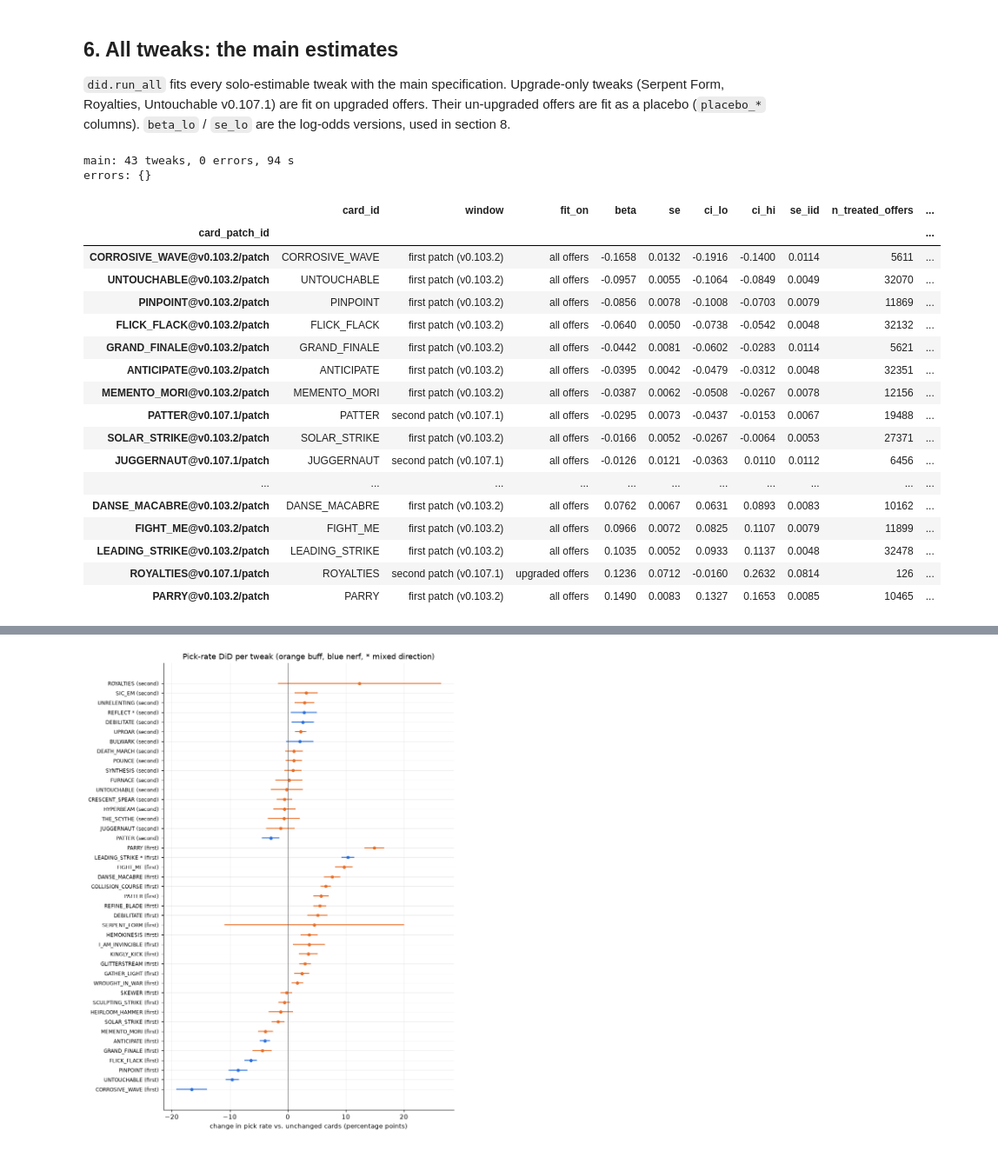
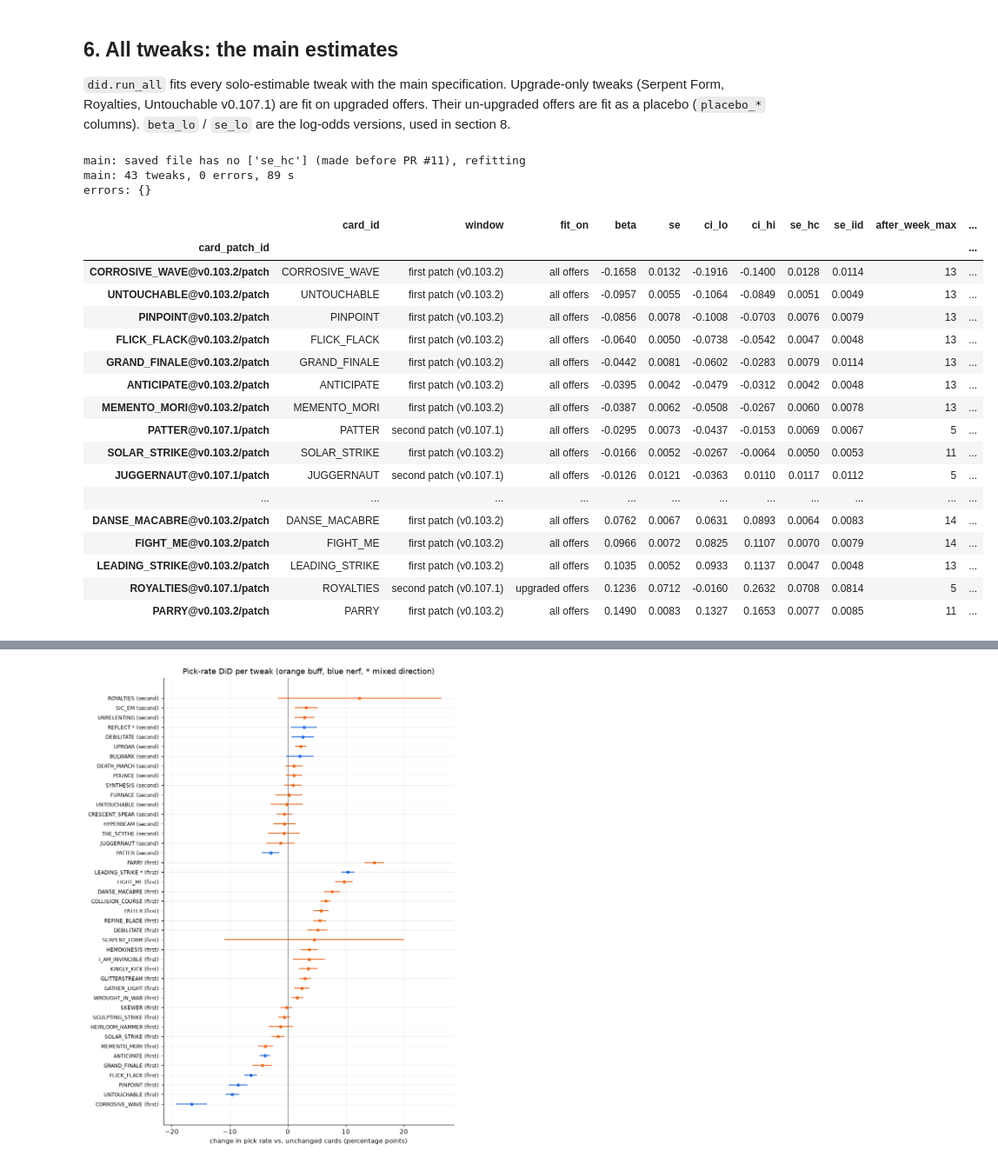
Before and after one commit to pmacias/spirometry, a Jupyter notebook: notebooks/02_pick_rate_did.ipynb, the cells around one changed output, grey strips where cells are left out. Shown at 87% size. Drawn from its saved outputs; the diff is of its cells as text; code cells hidden in the pictures.

```diff
--- a/notebooks/02_pick_rate_did.ipynb
+++ b/notebooks/02_pick_rate_did.ipynb
@@ -292,16 +335,21 @@ for cpid, t in by_window(EST).iterrows():
     orc_tables[cpid] = tab
     r = tab[tab.treated].iloc[0]
     rows.append({"card_patch_id": cpid, "card": t.card_id, "window": t.window,
-                 **r[["offers_before", "offers_after", "share_before", "share_after",
-                      "log_share_ratio", "controls_median", "controls_mad", "z_spread",
-                      "z_binom", "flag"]].to_dict(),
+                 **r[["rarity", "offers_before", "offers_after", "share_before",
+                      "share_after", "log_share_ratio", "controls_median", "controls_mad",
+                      "z_spread", "z_binom", "flag", "controls_median_rarity",
+                      "n_controls_rarity", "z_spread_rarity", "z_binom_rarity",
+                      "flag_rarity", "rarity_note"]].to_dict(),
                  "n_controls": int((~tab.treated).sum()),
-                 "controls_flagged": int(tab.flag[~tab.treated].sum())})
+                 "controls_flagged": int(tab.flag[~tab.treated].sum()),
+                 "controls_flagged_rarity": int(tab.flag_rarity[~tab.treated].sum())})
 orc = pd.DataFrame(rows).set_index("card_patch_id")
-print(f"flagged: {int(orc.flag.sum())} of {len(orc)}")
+print(f"flagged against all controls: {int(orc.flag.sum())} of {len(orc)}; "
+      f"against same-rarity controls: {int(orc.flag_rarity.sum())}")
 display(orc.sort_values("z_binom", key=abs, ascending=False)
         .style.format(precision=3).apply(
-            lambda r: ["background: #fde2cf" if r.flag else "" for _ in r], axis=1))
+            lambda r: ["background: #fde2cf" if (r.flag or r.flag_rarity) else ""
+                       for _ in r], axis=1))
 # %% [output]
   loaded defect v0.103.3 -> v0.107.1: 1,095,566 offers (2 s)
   loaded ironclad v0.103.3 -> v0.107.1: 1,359,729 offers (2 s)
@@ -449,7 +507,8 @@ for name, kw in VARIANTS.items():
     try:
         r = did.fit_did(df, EXAMPLE, ref=REF, **kw)
         rows.append({"variant": name, "beta": r["beta"], "se": r["se"],
-                     "se/se_iid": r["se"] / r["se_iid"], "n_offers": r["n_offers"],
+                     "se/se_hc": r["se"] / r["se_hc"], "se/se_iid": r["se"] / r["se_iid"],
+                     "n_offers": r["n_offers"],
                      "n_treated": r["n_treated_offers"]})
     except ValueError as e:
         rows.append({"variant": name, "error": str(e)})
@@ -621,7 +670,7 @@ plt.show()
 offers are fit as a placebo (`placebo_*` columns). `beta_lo` / `se_lo` are the log-odds versions,
 used in section 8.
 # %%
-NUMERIC = ["beta", "se", "se_iid", "n_offers", "n_singletons_dropped", "n_runs",
+NUMERIC = ["beta", "se", "se_hc", "se_iid", "max_week_after", "after_week_max", "n_offers", "n_singletons_dropped", "n_runs",
            "n_treated_offers", "treated_rate_before", "treated_rate_after",
            "control_rate_before", "control_rate_after", "beta_lo", "se_lo",
            "placebo_beta", "placebo_se", "placebo_n_offers", "placebo_treated_rate_before",
@@ -632,55 +681,62 @@ def tidy(res):
     res = res.copy()
     ci = res.pop("ci95") if "ci95" in res else pd.Series([None] * len(res))
     res["ci_lo"] = [c[0] if isinstance(c, (tuple, list, np.ndarray)) else np.nan for c in ci]
     res["ci_hi"] = [c[1] if isinstance(c, (tuple, list, np.ndarray)) else np.nan for c in ci]
     for c in NUMERIC:
         if c in res:
             res[c] = pd.to_numeric(res[c], errors="coerce")
     for c in res.columns:
         if res[c].dtype == object:
             res[c] = res[c].fillna("").astype(str)
     return res.set_index("card_patch_id")
 
-def fit_all(name, **kw):
-    '''run_all with fit_did options, saved to data/analysis/did_<name>.parquet.'''
+def fit_all(name, require=("se_hc",), **kw):
+    '''run_all with fit_did options, saved to data/analysis/did_<name>.parquet. A saved file
+    missing a `require`d column (made before PR #11) is refitted.'''
     path = OUT / f"did_{name}.parquet"
     if path.exists() and not FORCE:
-        return pd.read_parquet(path)
+        saved = pd.read_parquet(path)
+        missing = [c for c in require if c not in saved]
+        if not missing:
+            return saved
+        print(f"{name}: saved file has no {missing} (made before PR #11), refitting")
     _cache.clear()                    # run_all loads its own windows
     t0 = time.time()
     res = tidy(did.run_all(con, ref=REF, **kw))
     res.to_parquet(path)
     print(f"{name}: {len(res)} tweaks, {int((res.error != '').sum())} errors, "
           f"{time.time() - t0:.0f} s")
     return res
 
 main = fit_all("main")
 main["window"] = TW.window.reindex(main.index)
 print("errors:", main.loc[main.error != "", "error"].to_dict())
-display(main[["card_id", "window", "fit_on", "beta", "se", "ci_lo", "ci_hi", "se_iid",
+display(main[["card_id", "window", "fit_on", "beta", "se", "ci_lo", "ci_hi", "se_hc", "se_iid",
+              "after_week_max",
               "n_treated_offers", "treated_rate_before", "treated_rate_after",
               "control_rate_before", "control_rate_after"]]
         .sort_values("beta").style.format(precision=4))
 # %% [output]
-main: 43 tweaks, 0 errors, 94 s
+main: saved file has no ['se_hc'] (made before PR #11), refitting
+main: 43 tweaks, 0 errors, 89 s
 errors: {}
-|  | card_id | window | fit_on | beta | se | ci_lo | ci_hi | se_iid | n_treated_offers | ... |
-| card_patch_id |  |  |  |  |  |  |  |  |  | ... |
-| CORROSIVE_WAVE@v0.103.2/patch | CORROSIVE_WAVE | first patch (v0.103.2) | all offers | -0.1658 | 0.0132 | -0.1916 | -0.1400 | 0.0114 | 5611 | ... |
-| UNTOUCHABLE@v0.103.2/patch | UNTOUCHABLE | first patch (v0.103.2) | all offers | -0.0957 | 0.0055 | -0.1064 | -0.0849 | 0.0049 | 32070 | ... |
-| PINPOINT@v0.103.2/patch | PINPOINT | first patch (v0.103.2) | all offers | -0.0856 | 0.0078 | -0.1008 | -0.0703 | 0.0079 | 11869 | ... |
-| FLICK_FLACK@v0.103.2/patch | FLICK_FLACK | first patch (v0.103.2) | all offers | -0.0640 | 0.0050 | -0.0738 | -0.0542 | 0.0048 | 32132 | ... |
-| GRAND_FINALE@v0.103.2/patch | GRAND_FINALE | first patch (v0.103.2) | all offers | -0.0442 | 0.0081 | -0.0602 | -0.0283 | 0.0114 | 5621 | ... |
-| ANTICIPATE@v0.103.2/patch | ANTICIPATE | first patch (v0.103.2) | all offers | -0.0395 | 0.0042 | -0.0479 | -0.0312 | 0.0048 | 32351 | ... |
-| MEMENTO_MORI@v0.103.2/patch | MEMENTO_MORI | first patch (v0.103.2) | all offers | -0.0387 | 0.0062 | -0.0508 | -0.0267 | 0.0078 | 12156 | ... |
-| PATTER@v0.107.1/patch | PATTER | second patch (v0.107.1) | all offers | -0.0295 | 0.0073 | -0.0437 | -0.0153 | 0.0067 | 19488 | ... |
-| SOLAR_STRIKE@v0.103.2/patch | SOLAR_STRIKE | first patch (v0.103.2) | all offers | -0.0166 | 0.0052 | -0.0267 | -0.0064 | 0.0053 | 27371 | ... |
-| JUGGERNAUT@v0.107.1/patch | JUGGERNAUT | second patch (v0.107.1) | all offers | -0.0126 | 0.0121 | -0.0363 | 0.0110 | 0.0112 | 6456 | ... |
-| ... | ... | ... | ... | ... | ... | ... | ... | ... | ... | ... |
-| DANSE_MACABRE@v0.103.2/patch | DANSE_MACABRE | first patch (v0.103.2) | all offers | 0.0762 | 0.0067 | 0.0631 | 0.0893 | 0.0083 | 10162 | ... |
-| FIGHT_ME@v0.103.2/patch | FIGHT_ME | first patch (v0.103.2) | all offers | 0.0966 | 0.0072 | 0.0825 | 0.1107 | 0.0079 | 11899 | ... |
-| LEADING_STRIKE@v0.103.2/patch | LEADING_STRIKE | first patch (v0.103.2) | all offers | 0.1035 | 0.0052 | 0.0933 | 0.1137 | 0.0048 | 32478 | ... |
-| ROYALTIES@v0.107.1/patch | ROYALTIES | second patch (v0.107.1) | upgraded offers | 0.1236 | 0.0712 | -0.0160 | 0.2632 | 0.0814 | 126 | ... |
-| PARRY@v0.103.2/patch | PARRY | first patch (v0.103.2) | all offers | 0.1490 | 0.0083 | 0.1327 | 0.1653 | 0.0085 | 10465 | ... |
+|  | card_id | window | fit_on | beta | se | ci_lo | ci_hi | se_hc | se_iid | after_week_max | ... |
+| card_patch_id |  |  |  |  |  |  |  |  |  |  | ... |
+| CORROSIVE_WAVE@v0.103.2/patch | CORROSIVE_WAVE | first patch (v0.103.2) | all offers | -0.1658 | 0.0132 | -0.1916 | -0.1400 | 0.0128 | 0.0114 | 13 | ... |
+| UNTOUCHABLE@v0.103.2/patch | UNTOUCHABLE | first patch (v0.103.2) | all offers | -0.0957 | 0.0055 | -0.1064 | -0.0849 | 0.0051 | 0.0049 | 13 | ... |
+| PINPOINT@v0.103.2/patch | PINPOINT | first patch (v0.103.2) | all offers | -0.0856 | 0.0078 | -0.1008 | -0.0703 | 0.0076 | 0.0079 | 13 | ... |
+| FLICK_FLACK@v0.103.2/patch | FLICK_FLACK | first patch (v0.103.2) | all offers | -0.0640 | 0.0050 | -0.0738 | -0.0542 | 0.0047 | 0.0048 | 13 | ... |
+| GRAND_FINALE@v0.103.2/patch | GRAND_FINALE | first patch (v0.103.2) | all offers | -0.0442 | 0.0081 | -0.0602 | -0.0283 | 0.0079 | 0.0114 | 13 | ... |
+| ANTICIPATE@v0.103.2/patch | ANTICIPATE | first patch (v0.103.2) | all offers | -0.0395 | 0.0042 | -0.0479 | -0.0312 | 0.0042 | 0.0048 | 13 | ... |
+| MEMENTO_MORI@v0.103.2/patch | MEMENTO_MORI | first patch (v0.103.2) | all offers | -0.0387 | 0.0062 | -0.0508 | -0.0267 | 0.0060 | 0.0078 | 13 | ... |
+| PATTER@v0.107.1/patch | PATTER | second patch (v0.107.1) | all offers | -0.0295 | 0.0073 | -0.0437 | -0.0153 | 0.0069 | 0.0067 | 5 | ... |
+| SOLAR_STRIKE@v0.103.2/patch | SOLAR_STRIKE | first patch (v0.103.2) | all offers | -0.0166 | 0.0052 | -0.0267 | -0.0064 | 0.0050 | 0.0053 | 11 | ... |
+| JUGGERNAUT@v0.107.1/patch | JUGGERNAUT | second patch (v0.107.1) | all offers | -0.0126 | 0.0121 | -0.0363 | 0.0110 | 0.0117 | 0.0112 | 5 | ... |
+| ... | ... | ... | ... | ... | ... | ... | ... | ... | ... | ... | ... |
+| DANSE_MACABRE@v0.103.2/patch | DANSE_MACABRE | first patch (v0.103.2) | all offers | 0.0762 | 0.0067 | 0.0631 | 0.0893 | 0.0064 | 0.0083 | 14 | ... |
+| FIGHT_ME@v0.103.2/patch | FIGHT_ME | first patch (v0.103.2) | all offers | 0.0966 | 0.0072 | 0.0825 | 0.1107 | 0.0070 | 0.0079 | 14 | ... |
+| LEADING_STRIKE@v0.103.2/patch | LEADING_STRIKE | first patch (v0.103.2) | all offers | 0.1035 | 0.0052 | 0.0933 | 0.1137 | 0.0047 | 0.0048 | 13 | ... |
+| ROYALTIES@v0.107.1/patch | ROYALTIES | second patch (v0.107.1) | upgraded offers | 0.1236 | 0.0712 | -0.0160 | 0.2632 | 0.0708 | 0.0814 | 5 | ... |
+| PARRY@v0.103.2/patch | PARRY | first patch (v0.103.2) | all offers | 0.1490 | 0.0083 | 0.1327 | 0.1653 | 0.0077 | 0.0085 | 11 | ... |
 # %%
 # How much does clustering by run widen the error bars, across all tweaks?
```
Also changed, not shown: parts of 27 cells of this notebook, 4 other files.
